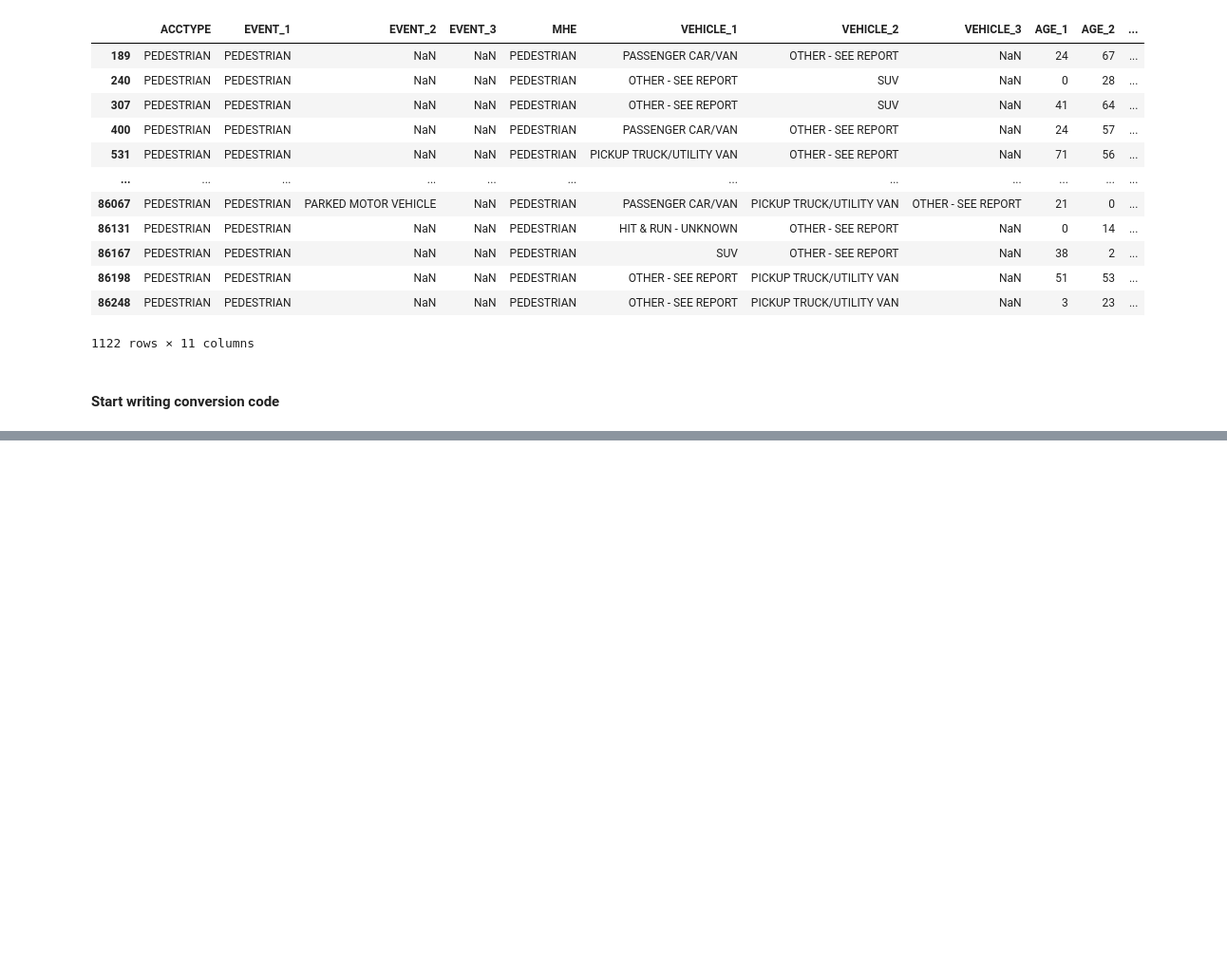
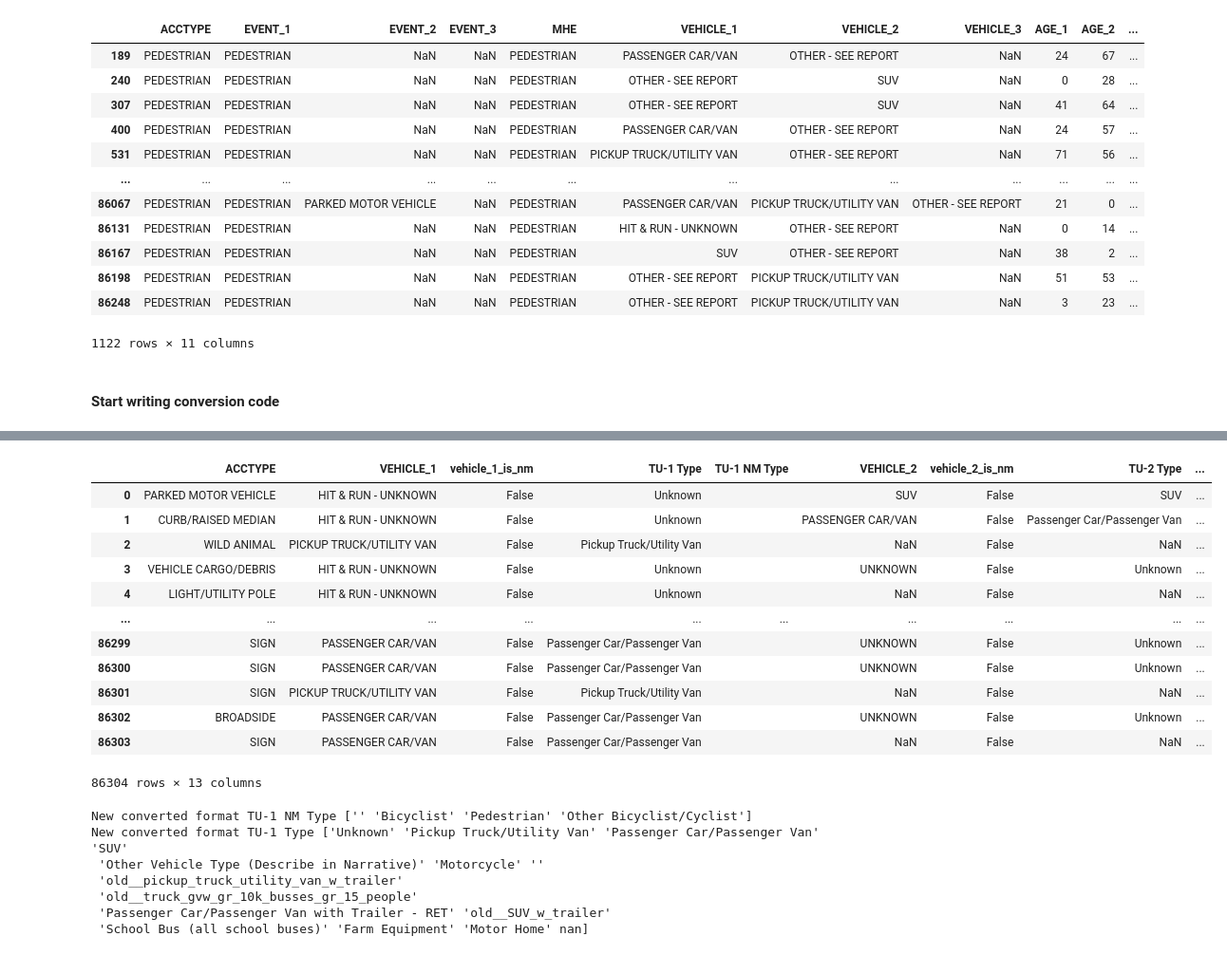
Before and after one commit to haley-northrup/beautiful_cos_data_analysis, a Jupyter notebook: sandbox/CDOT_convert_old_to_new_format-part2-scratch.ipynb, the cells around one changed output, grey strips where cells are left out. Shown at 95% size. Saved outputs shown, nothing was run; the diff lists cells and outputs as text; code cells hidden in the pictures; blank space fills up the shorter version.

```diff
--- a/sandbox/CDOT_convert_old_to_new_format-part2-scratch.ipynb
+++ b/sandbox/CDOT_convert_old_to_new_format-part2-scratch.ipynb
@@ -392,0 +318,52 @@ map_vehicle_x = {'HIT & RUN - UNKNOWN': '',
+# %%
+# Motorist Type Mapping
+
+# Convert VEHICLE_X (old column) to TU-X Type (new column) - when VEHICLE_X is a motorist
+
+# And segment the Non-motorists out of the old format and note which vehicle number is the non-motorist if any
+old_column = 'VEHICLE_1'
+new_column = 'TU-1 Type'
+new_column2 = 'TU-1 NM Type'
+
+print(f"Old format {old_column}", cdot_old_pdf[old_column].unique())
+print()
+print(f"New format {new_column}", cdot_new_pdf[new_column].unique())
+print()
+print(f"New format {new_column2}", cdot_new_pdf[new_column2].unique())
+
+# don't map bicycle or motorized bicycle since they will always be mapped to non-motorists
+map_vehicle_to_tu_type_x = {'HIT & RUN - UNKNOWN': 'Unknown',
+                 'UNKNOWN': 'Unknown',
+                 'PICKUP TRUCK/UTILITY VAN': 'Pickup Truck/Utility Van',
+                 'PASSENGER CAR/VAN': 'Passenger Car/Passenger Van',
+                 'SUV': 'SUV',
+                 'MOTORCYCLE': 'Motorcycle',
+                 'PASSENGER CAR/VAN W/TRAILER': 'Passenger Car/Passenger Van with Trailer - RET',
+                 'SCHOOL BUS < 15 PEOPLE': 'School Bus (all school buses)',
+                 'FARM EQUIPMENT': 'Farm Equipment',
+                 'MOTOR HOME': 'Motor Home',
+                 'TRUCK GVW > 10K/BUSSES > 15 PEOPLE': 'old__truck_gvw_gr_10k_busses_gr_15_people',
+                 'SUV W/TRAILER': 'old__SUV_w_trailer',
+                 'PICKUP TRUCK/UTILITY VAN W/TRAILER': 'old__pickup_truck_utility_van_w_trailer',
+                 'NON-SCHOOL BUS < 15 PEOPLE': '',
+                 'OTHER - SEE REPORT': 'Other Vehicle Type (Describe in Narrative)',
+                }
+
+# In the new data format, if the accident is between a motorist and a non-motorist
+# there is no re-use of the 1, 2 numbers
+# TU-1 Type = Null
+# TU-2 Type = SUV
+# TU-1 NM = Pedestrian
+
+cdot_old_pdf.loc[cdot_old_pdf['vehicle_1_is_nm'] == False, 'TU-1 Type'] = cdot_old_pdf['VEHICLE_1'].map(map_vehicle_to_tu_type_x)
+cdot_old_pdf.loc[cdot_old_pdf['vehicle_2_is_nm'] == False, 'TU-2 Type'] = cdot_old_pdf['VEHICLE_2'].map(map_vehicle_to_tu_type_x)
+cdot_old_pdf.loc[cdot_old_pdf['vehicle_3_is_nm'] == False, 'TU-3 Type'] = cdot_old_pdf['VEHICLE_3'].map(map_vehicle_to_tu_type_x)
+
+display(cdot_old_pdf[['ACCTYPE',
+                      'VEHICLE_1', 'vehicle_1_is_nm', 'TU-1 Type', 'TU-1 NM Type',
+                      'VEHICLE_2', 'vehicle_2_is_nm', 'TU-2 Type', 'TU-2 NM Type',
+                      'VEHICLE_3', 'vehicle_3_is_nm', 'TU-3 Type', 'TU-3 NM Type']])
+
+print(f"New converted format {new_column2}", cdot_old_pdf[new_column2].unique())
+print(f"New converted format {new_column}", cdot_old_pdf[new_column].unique())
+# %% [output]
@@ -392,0 +387,20 @@ map_vehicle_x = {'HIT & RUN - UNKNOWN': '',
+|  | ACCTYPE | VEHICLE_1 | vehicle_1_is_nm | TU-1 Type | TU-1 NM Type | VEHICLE_2 | vehicle_2_is_nm | TU-2 Type | ... |
+| 0 | PARKED MOTOR VEHICLE | HIT & RUN - UNKNOWN | False | Unknown |  | SUV | False | SUV | ... |
+| 1 | CURB/RAISED MEDIAN | HIT & RUN - UNKNOWN | False | Unknown |  | PASSENGER CAR/VAN | False | Passenger Car/Passenger Van | ... |
+| 2 | WILD ANIMAL | PICKUP TRUCK/UTILITY VAN | False | Pickup Truck/Utility Van |  | NaN | False | NaN | ... |
+| 3 | VEHICLE CARGO/DEBRIS | HIT & RUN - UNKNOWN | False | Unknown |  | UNKNOWN | False | Unknown | ... |
+| 4 | LIGHT/UTILITY POLE | HIT & RUN - UNKNOWN | False | Unknown |  | NaN | False | NaN | ... |
+| ... | ... | ... | ... | ... | ... | ... | ... | ... | ... |
+| 86299 | SIGN | PASSENGER CAR/VAN | False | Passenger Car/Passenger Van |  | UNKNOWN | False | Unknown | ... |
+| 86300 | SIGN | PASSENGER CAR/VAN | False | Passenger Car/Passenger Van |  | UNKNOWN | False | Unknown | ... |
+| 86301 | SIGN | PICKUP TRUCK/UTILITY VAN | False | Pickup Truck/Utility Van |  | NaN | False | NaN | ... |
+| 86302 | BROADSIDE | PASSENGER CAR/VAN | False | Passenger Car/Passenger Van |  | UNKNOWN | False | Unknown | ... |
+| 86303 | SIGN | PASSENGER CAR/VAN | False | Passenger Car/Passenger Van |  | NaN | False | NaN | ... |
+86304 rows × 13 columns
+New converted format TU-1 NM Type ['' 'Bicyclist' 'Pedestrian' 'Other Bicyclist/Cyclist']
+New converted format TU-1 Type ['Unknown' 'Pickup Truck/Utility Van' 'Passenger Car/Passenger Van' 'SUV'
+ 'Other Vehicle Type (Describe in Narrative)' 'Motorcycle' ''
+ 'old__pickup_truck_utility_van_w_trailer'
+ 'old__truck_gvw_gr_10k_busses_gr_15_people'
+ 'Passenger Car/Passenger Van with Trailer - RET' 'old__SUV_w_trailer'
+ 'School Bus (all school buses)' 'Farm Equipment' 'Motor Home' nan]
```
Also changed, not shown: parts of 14 cells of this notebook, 3 other files.
